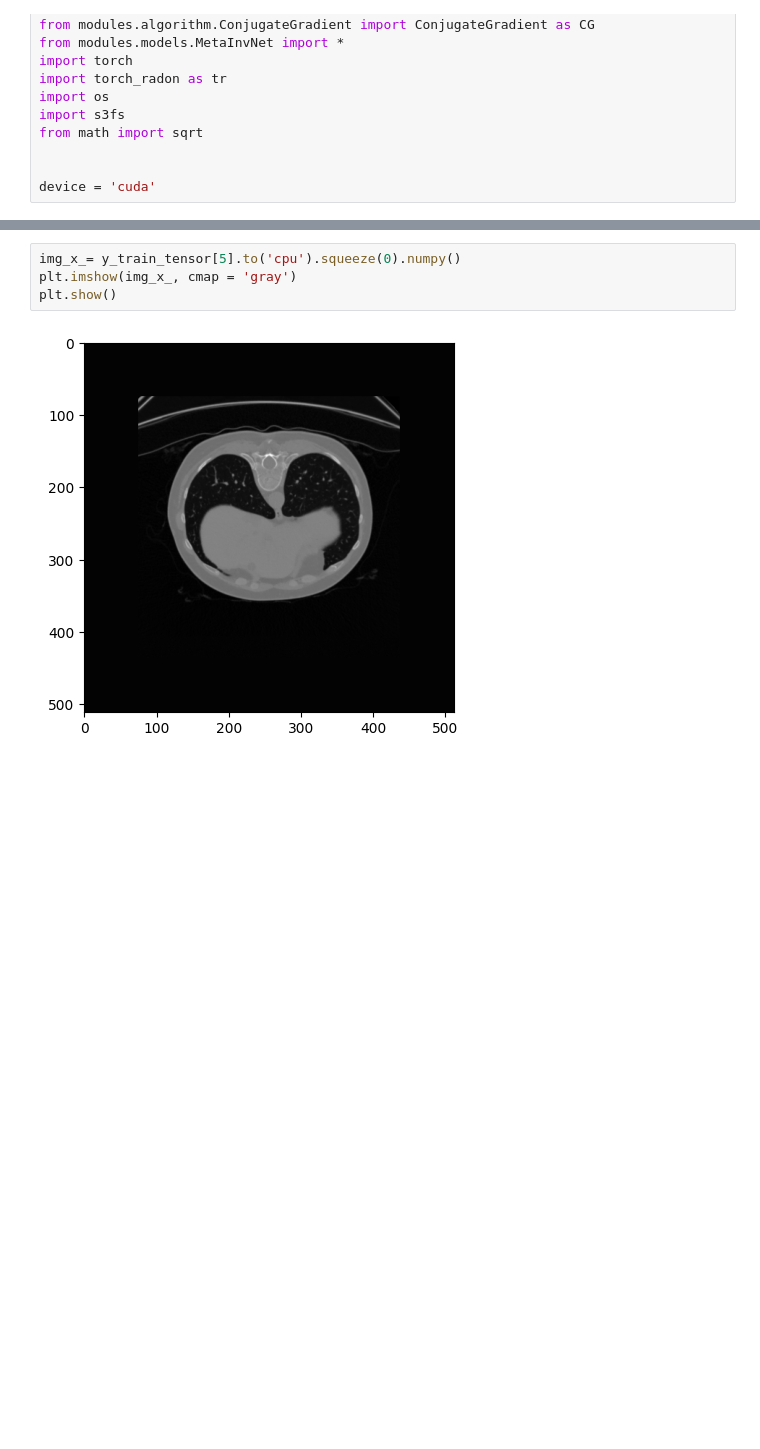
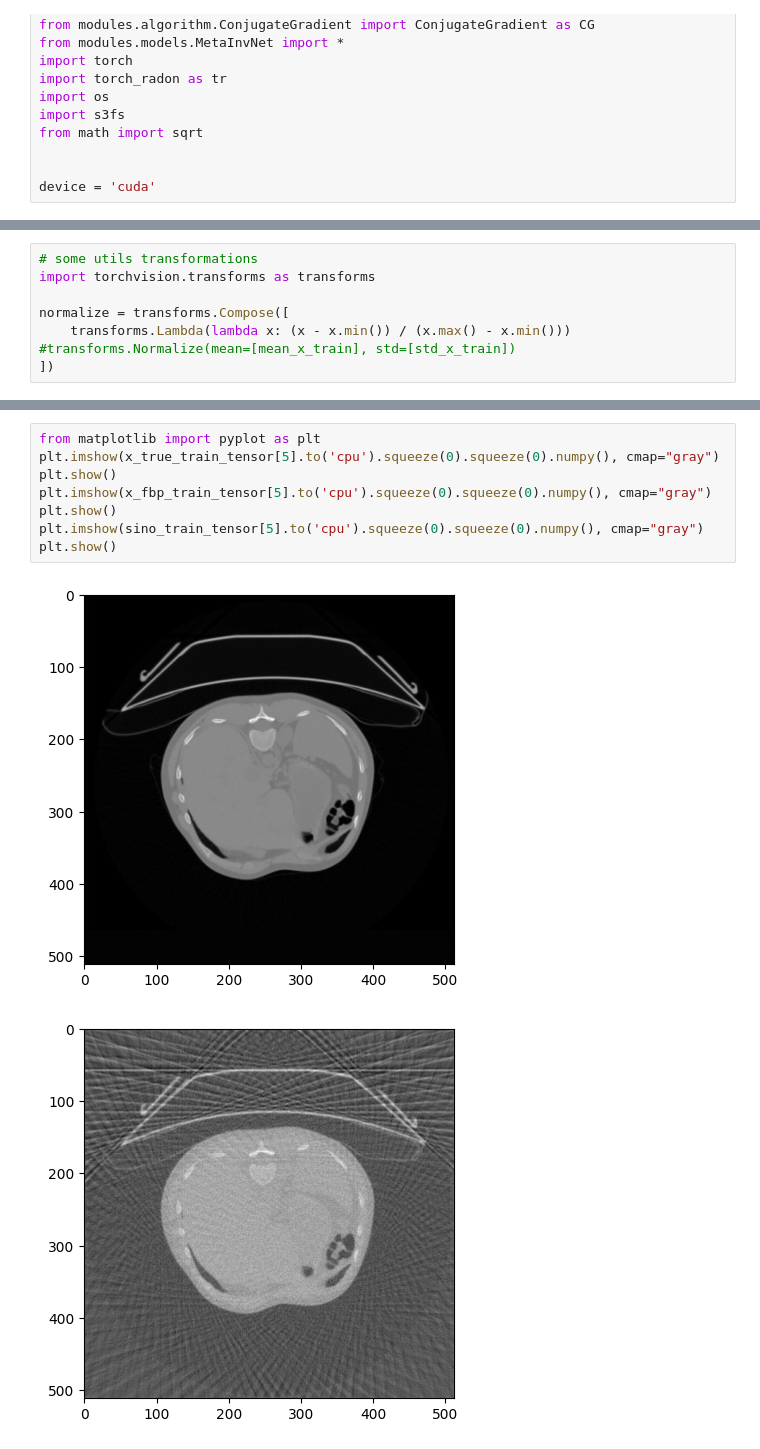
Before and after one commit to xdauby/PFE, a Jupyter notebook: metainvnet.ipynb, the cells around one changed output, grey strips where cells are left out. Drawn from its saved outputs; the diff is of its cells as text; blank space fills up the shorter version.

```diff
--- a/metainvnet.ipynb
+++ b/metainvnet.ipynb
@@ -82 +62,8 @@ y_test_tensor = torch.from_numpy(np.array(y_test)).to(dtype=torch.float32).to(de
+# %%
+# some utils transformations
+import torchvision.transforms as transforms
+
+normalize = transforms.Compose([
+    transforms.Lambda(lambda x: (x - x.min()) / (x.max() - x.min()))  #transforms.Normalize(mean=[mean_x_train], std=[std_x_train])
+])
 # %%
@@ -146,6 +97,11 @@ X_test_tensor = torch.stack(X_test)
 # %%
-img_x_= y_train_tensor[5].to('cpu').squeeze(0).numpy()
-plt.imshow(img_x_, cmap = 'gray')
+from matplotlib import pyplot as plt
+plt.imshow(x_true_train_tensor[5].to('cpu').squeeze(0).squeeze(0).numpy(), cmap="gray")
 plt.show()
+plt.imshow(x_fbp_train_tensor[5].to('cpu').squeeze(0).squeeze(0).numpy(), cmap="gray")
+plt.show()
+plt.imshow(sino_train_tensor[5].to('cpu').squeeze(0).squeeze(0).numpy(), cmap="gray")
+plt.show()
 # %% [output]
-[figure, old version]
+[figure, new version]
+[figure, added]
```
Also changed, not shown: parts of 19 cells of this notebook.
